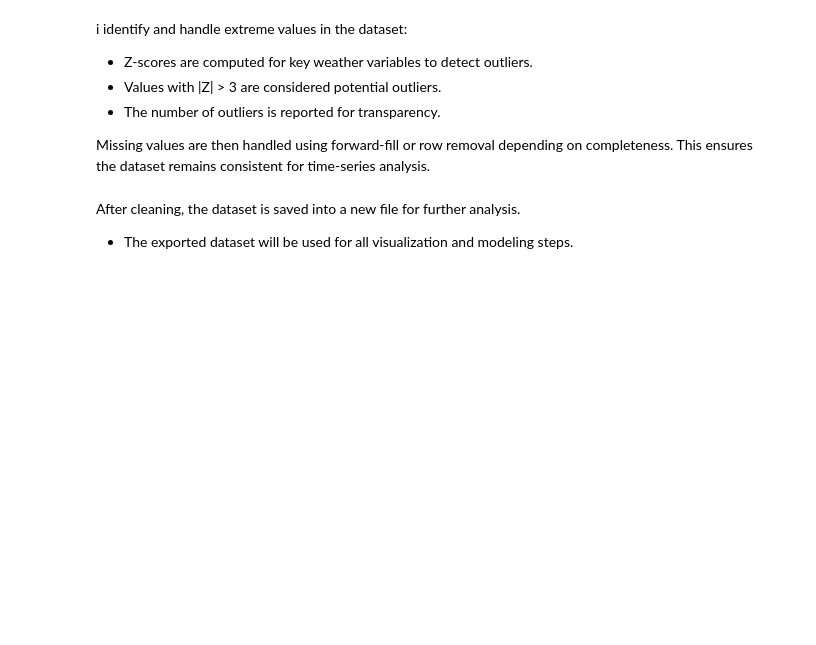
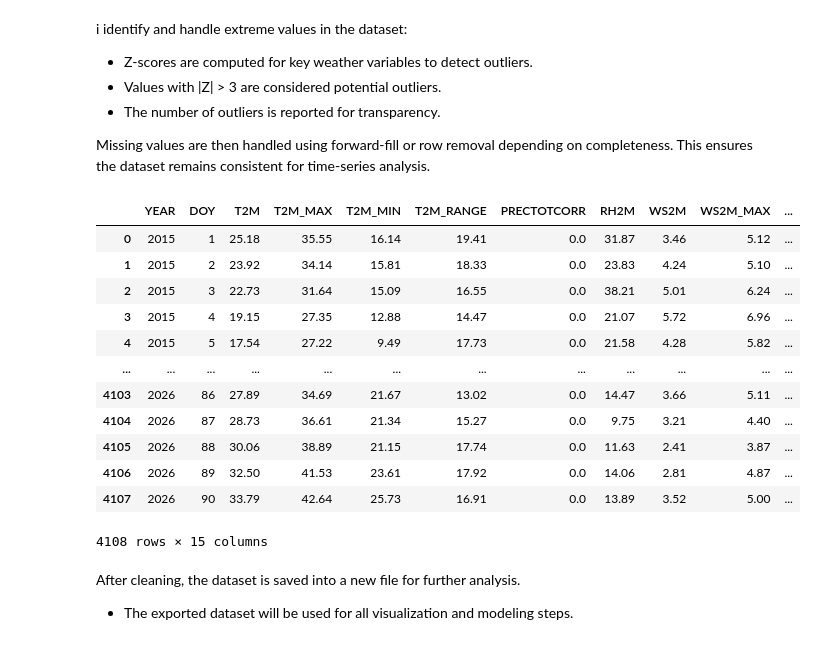
Before and after one commit to Raeyeyoh/climate-challenge-week0, a Jupyter notebook: notebooks/sudan-eda.ipynb, the cells around one changed output. Cells and saved outputs as stored; diff of their text form; code cells hidden in the pictures; blank space fills up the shorter version.

```diff
--- a/notebooks/sudan-eda.ipynb
+++ b/notebooks/sudan-eda.ipynb
@@ -4,7 +4,7 @@ i start by loading the dataset and creating useful time-based features like Mont
 import pandas as pd
 import numpy as np
 
-df = pd.read_csv("sudan.csv")
+df = pd.read_csv("../data/sudan.csv")
 
 df["Country"] = "Sudan"
 
@@ -37,9 +37,23 @@ Missing values are then handled using forward-fill or row removal depending on c
 # %%
 from scipy.stats import zscore
 cols = ["T2M","T2M_MAX","T2M_MIN","PRECTOTCORR","RH2M","WS2M","WS2M_MAX"]
 z_scores = np.abs(zscore(df[cols], nan_policy='omit'))
 outliers = (z_scores > 3).sum()
-df.fillna(method='ffill', inplace=True)
+df.ffill(inplace=True)
+# %% [output]
+|  | YEAR | DOY | T2M | T2M_MAX | T2M_MIN | T2M_RANGE | PRECTOTCORR | RH2M | WS2M | WS2M_MAX | ... |
+| 0 | 2015 | 1 | 25.18 | 35.55 | 16.14 | 19.41 | 0.0 | 31.87 | 3.46 | 5.12 | ... |
+| 1 | 2015 | 2 | 23.92 | 34.14 | 15.81 | 18.33 | 0.0 | 23.83 | 4.24 | 5.10 | ... |
+| 2 | 2015 | 3 | 22.73 | 31.64 | 15.09 | 16.55 | 0.0 | 38.21 | 5.01 | 6.24 | ... |
+| 3 | 2015 | 4 | 19.15 | 27.35 | 12.88 | 14.47 | 0.0 | 21.07 | 5.72 | 6.96 | ... |
+| 4 | 2015 | 5 | 17.54 | 27.22 | 9.49 | 17.73 | 0.0 | 21.58 | 4.28 | 5.82 | ... |
+| ... | ... | ... | ... | ... | ... | ... | ... | ... | ... | ... | ... |
+| 4103 | 2026 | 86 | 27.89 | 34.69 | 21.67 | 13.02 | 0.0 | 14.47 | 3.66 | 5.11 | ... |
+| 4104 | 2026 | 87 | 28.73 | 36.61 | 21.34 | 15.27 | 0.0 | 9.75 | 3.21 | 4.40 | ... |
+| 4105 | 2026 | 88 | 30.06 | 38.89 | 21.15 | 17.74 | 0.0 | 11.63 | 2.41 | 3.87 | ... |
+| 4106 | 2026 | 89 | 32.50 | 41.53 | 23.61 | 17.92 | 0.0 | 14.06 | 2.81 | 4.87 | ... |
+| 4107 | 2026 | 90 | 33.79 | 42.64 | 25.73 | 16.91 | 0.0 | 13.89 | 3.52 | 5.00 | ... |
+4108 rows × 15 columns
 # %% [markdown]
 After cleaning, the dataset is saved into a new file for further analysis.
 
```
Also changed, not shown: parts of 6 cells of this notebook.
